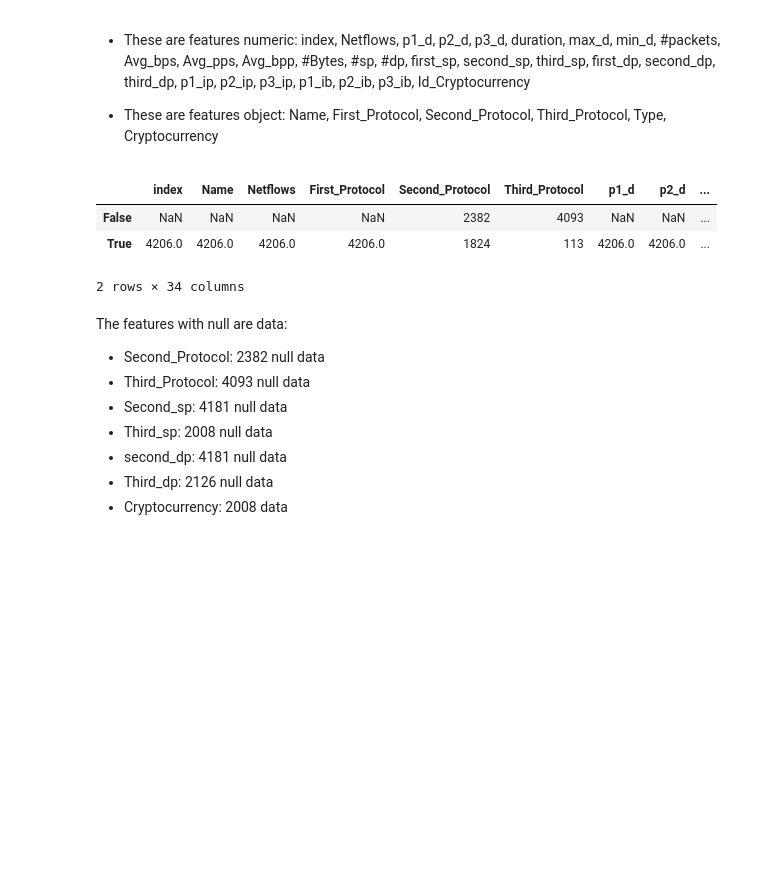
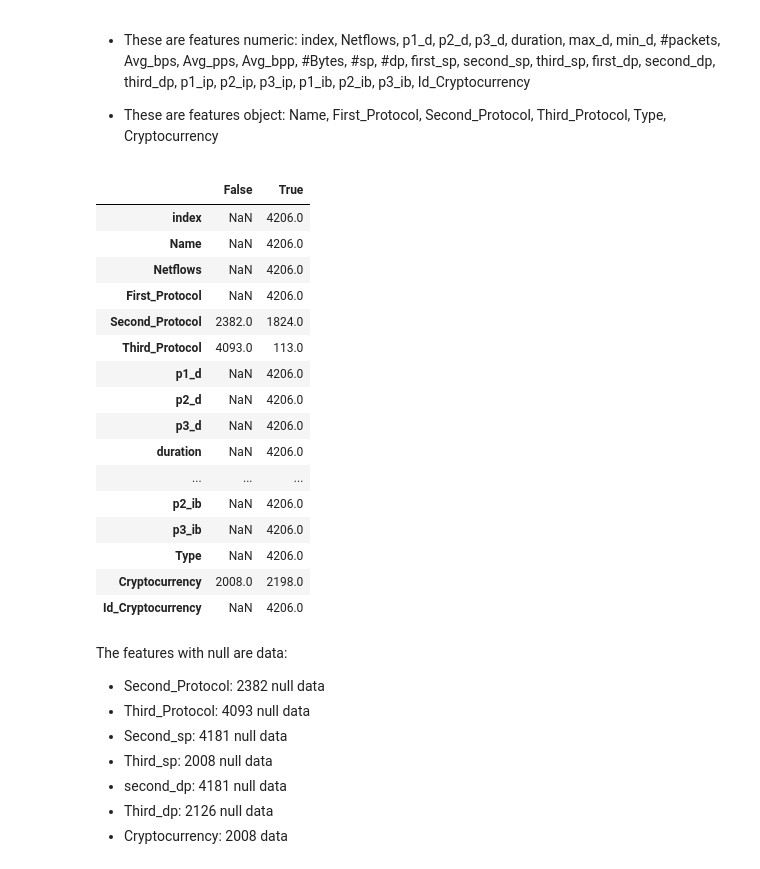
Before and after one commit to Kaiziferr/-Miner_Detector, a Jupyter notebook: PDG/1. Univariate_Analysis_Time.ipynb, the cells around one changed output. Drawn from its saved outputs; the diff is of its cells as text; code cells hidden in the pictures; blank space fills up the shorter version.

```diff
--- a/PDG/1. Univariate_Analysis_Time.ipynb
+++ b/PDG/1. Univariate_Analysis_Time.ipynb
@@ -61,12 +90,25 @@ memory usage: 1.1+ MB
 - These are features object: Name, First_Protocol, Second_Protocol, Third_Protocol, Type, Cryptocurrency
 # %%
 avalible = data.notnull()
-avalible.apply(pd.Series.value_counts)
+avalible.apply(pd.Series.value_counts).T
 # %% [output]
-|  | index | Name | Netflows | First_Protocol | Second_Protocol | Third_Protocol | p1_d | p2_d | ... |
-| False | NaN | NaN | NaN | NaN | 2382 | 4093 | NaN | NaN | ... |
-| True | 4206.0 | 4206.0 | 4206.0 | 4206.0 | 1824 | 113 | 4206.0 | 4206.0 | ... |
+|  | False | True |
+| index | NaN | 4206.0 |
+| Name | NaN | 4206.0 |
+| Netflows | NaN | 4206.0 |
+| First_Protocol | NaN | 4206.0 |
+| Second_Protocol | 2382.0 | 1824.0 |
+| Third_Protocol | 4093.0 | 113.0 |
+| p1_d | NaN | 4206.0 |
+| p2_d | NaN | 4206.0 |
+| p3_d | NaN | 4206.0 |
+| duration | NaN | 4206.0 |
+| ... | ... | ... |
+| p2_ib | NaN | 4206.0 |
+| p3_ib | NaN | 4206.0 |
+| Type | NaN | 4206.0 |
+| Cryptocurrency | 2008.0 | 2198.0 |
+| Id_Cryptocurrency | NaN | 4206.0 |
-2 rows × 34 columns
 # %% [markdown]
 The features with null are data:
 - Second_Protocol: 2382 null data
```
Also changed, not shown: parts of 27 cells of this notebook, 7 other files.
